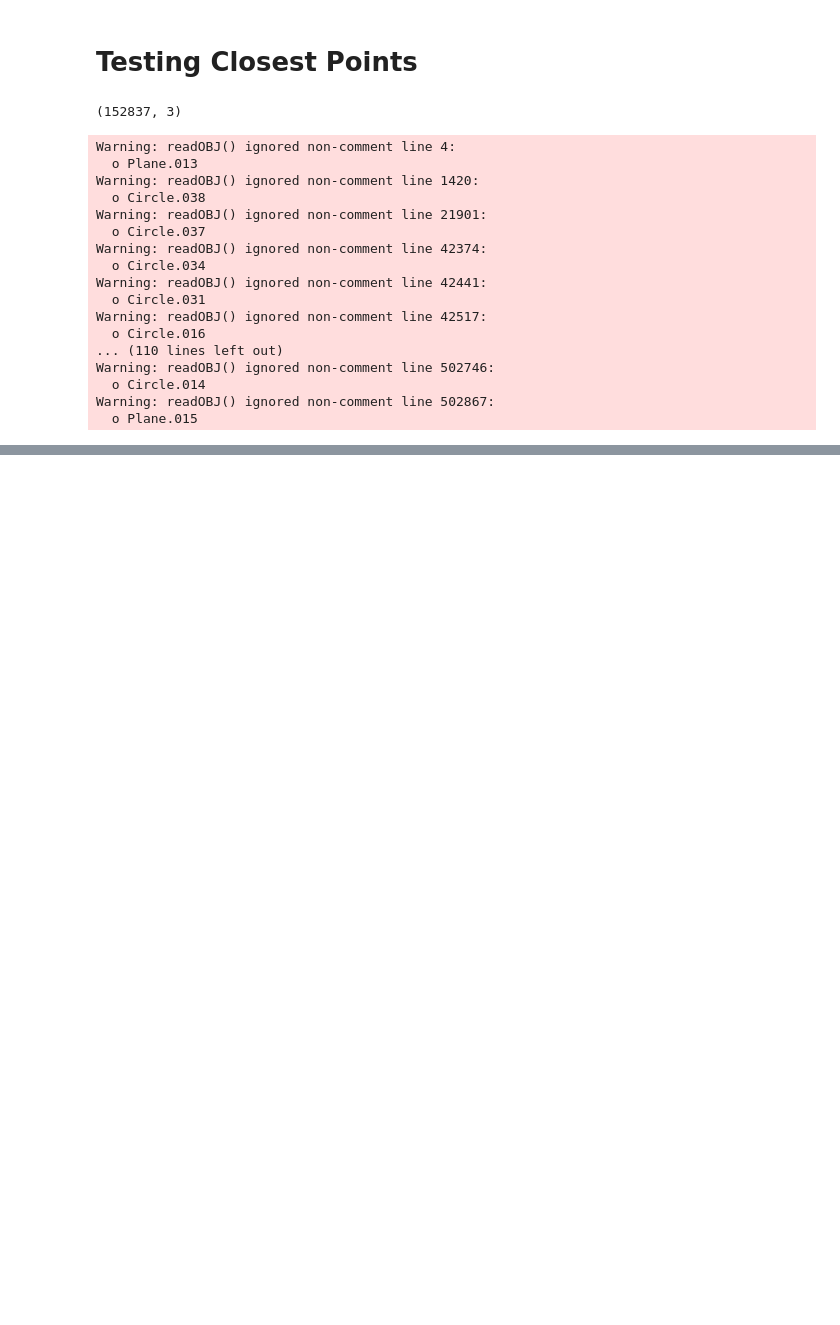
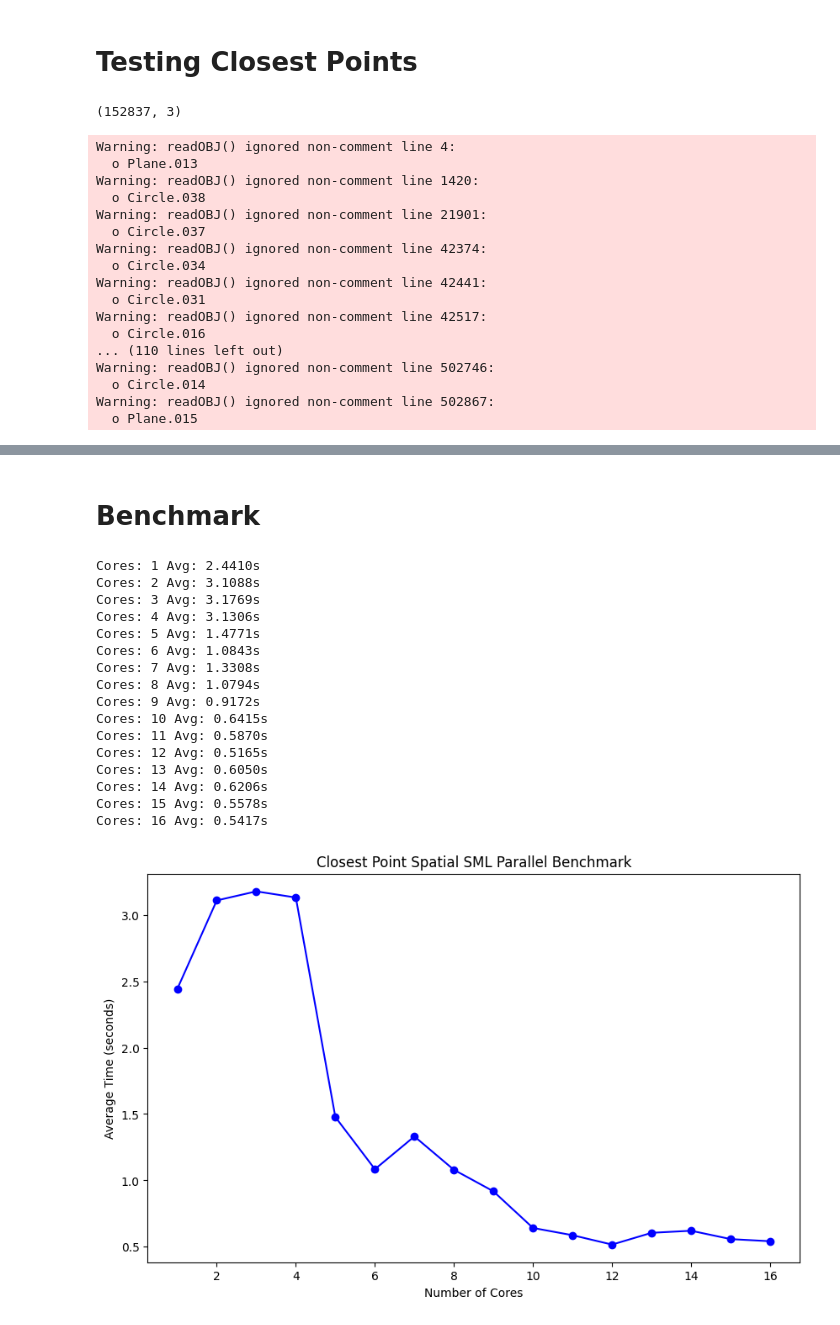
Before and after one commit to TapiocaFox/PPA-Final, a Jupyter notebook: PPA-Final.ipynb, the cells around one changed output, grey strips where cells are left out. Drawn from its saved outputs; the diff is of its cells as text; code cells hidden in the pictures; blank space fills up the shorter version.

Commit message:
Added benchmark in ipynb.

```diff
--- a/PPA-Final.ipynb
+++ b/PPA-Final.ipynb
@@ -916,0 +917,61 @@ SML Spatial Indexing Parallel: [0. 0. 0.] Time: 0.0212099552154541 seconds
+# %% [markdown]
+# Benchmark
+# %%
+import matplotlib.pyplot as plt
+import numpy as np
+import re
+
+def plot_closest_point_spatial_sml_parallel_benchmark(num_queries=5000, num_repeat=4, procs=16, sml_exec_path='./closest-point-spatial-parallel-bench'):
+    # Build the command
+    cmd = [
+        sml_exec_path,
+        '@mpl', 'procs', str(procs), '--',
+        'queries', str(num_queries),
+        'repeat', str(num_repeat),
+        'procs', str(procs)
+    ]
+    # Run the command
+    result = subprocess.run(cmd, stdout=subprocess.PIPE, stderr=subprocess.PIPE, text=True)
+    if result.returncode != 0:
+        print("Error running SML benchmark:", result.stderr)
+        return []
+    # Parse the output
+    output = result.stdout
+    pattern = r"Cores: (\d+) Avg: ([\d\.]+)s"
+    matches = re.findall(pattern, output)
+    results = []
+    for core, avg in matches:
+        # print(f"Cores: {core} Avg: {avg}s")
+        results.append((int(core), float(avg)))
+    return results
+
+# Plot the results speed up wrt to only 1 core
+def plot_results(results):
+    cores, times = zip(*results)
+    plt.figure(figsize=(10, 6))
+    plt.plot(cores, times, marker='o', linestyle='-', color='b')
+    plt.xlabel('Number of Cores')
+    plt.ylabel('Average Time (seconds)')
+    plt.title('Closest Point Spatial SML Parallel Benchmark')
+    plt.show()
+# %%
+results = plot_closest_point_spatial_sml_parallel_benchmark()
+plot_results(results)
+# %% [output]
+Cores: 1 Avg: 2.4410s
+Cores: 2 Avg: 3.1088s
+Cores: 3 Avg: 3.1769s
+Cores: 4 Avg: 3.1306s
+Cores: 5 Avg: 1.4771s
+Cores: 6 Avg: 1.0843s
+Cores: 7 Avg: 1.3308s
+Cores: 8 Avg: 1.0794s
+Cores: 9 Avg: 0.9172s
+Cores: 10 Avg: 0.6415s
+Cores: 11 Avg: 0.5870s
+Cores: 12 Avg: 0.5165s
+Cores: 13 Avg: 0.6050s
+Cores: 14 Avg: 0.6206s
+Cores: 15 Avg: 0.5578s
+Cores: 16 Avg: 0.5417s
+[figure, added]
```
Also changed, not shown: parts of 1 cell of this notebook, 9 other files.
